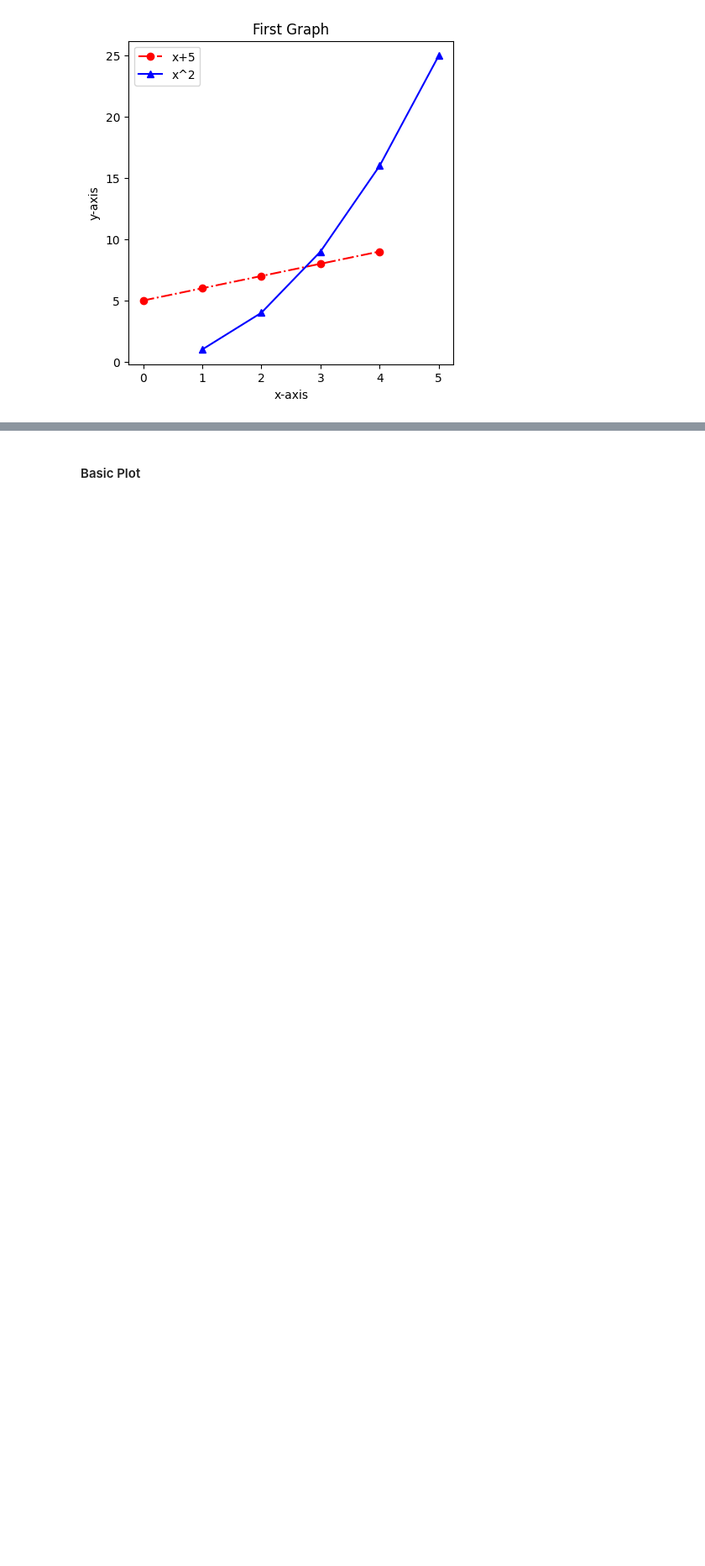
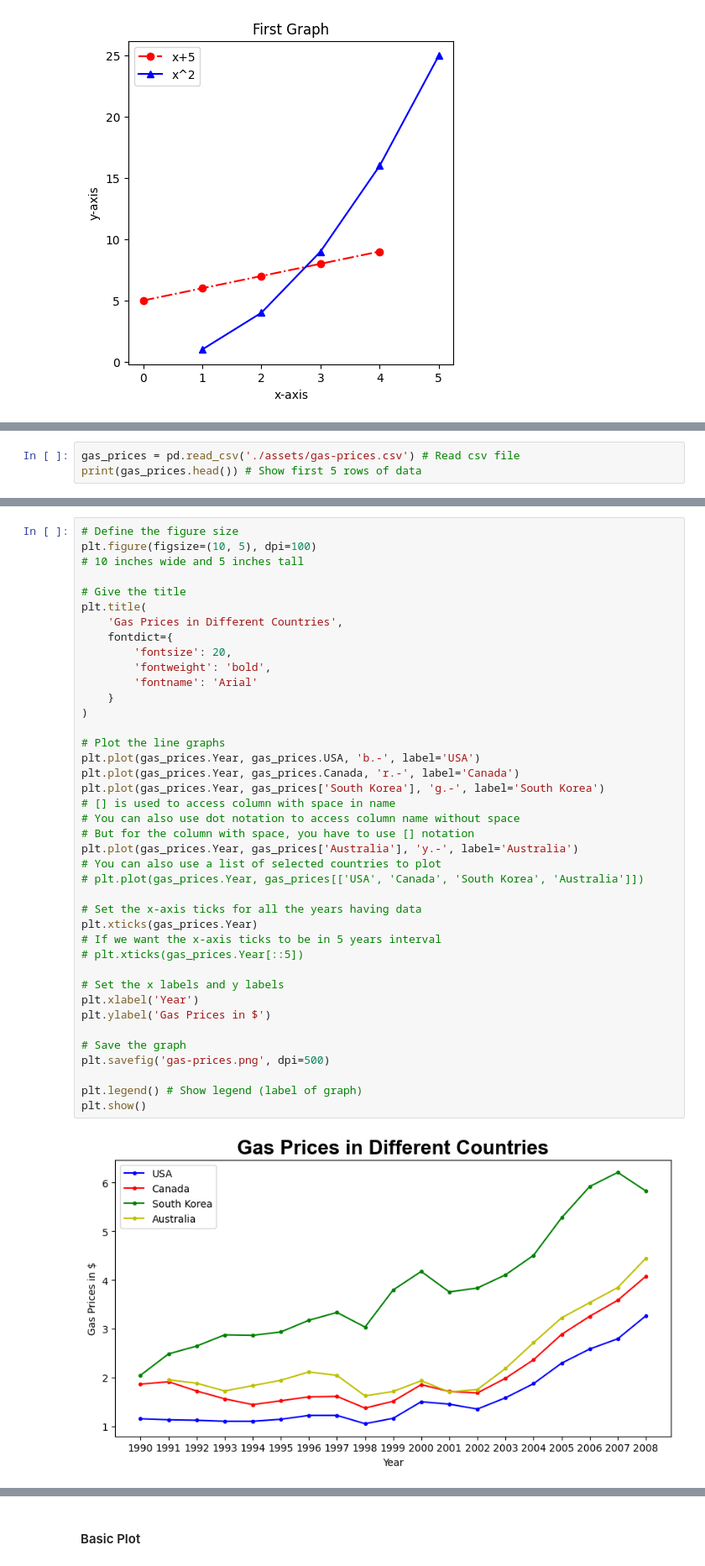
Before and after one commit to kushalprasadjoshi/python-for-scientists, a Jupyter notebook: 03-matplotlib.ipynb, the cells around one changed output, grey strips where cells are left out. Shown at 84% size. Drawn from its saved outputs; the diff is of its cells as text; blank space fills up the shorter version.

```diff
--- a/03-matplotlib.ipynb
+++ b/03-matplotlib.ipynb
@@ -219,0 +227,3 @@ plt.show()
+# %%
+gas_prices = pd.read_csv('./assets/gas-prices.csv') # Read csv file
+print(gas_prices.head()) # Show first 5 rows of data
@@ -219,0 +244,42 @@ plt.show()
+# %%
+# Define the figure size
+plt.figure(figsize=(10, 5), dpi=100)
+# 10 inches wide and 5 inches tall
+
+# Give the title
+plt.title(
+    'Gas Prices in Different Countries',
+    fontdict={
+        'fontsize': 20,
+        'fontweight': 'bold',
+        'fontname': 'Arial'
+    }
+)
+
+# Plot the line graphs
+plt.plot(gas_prices.Year, gas_prices.USA, 'b.-', label='USA')
+plt.plot(gas_prices.Year, gas_prices.Canada, 'r.-', label='Canada')
+plt.plot(gas_prices.Year, gas_prices['South Korea'], 'g.-', label='South Korea')
+# [] is used to access column with space in name
+# You can also use dot notation to access column name without space
+# But for the column with space, you have to use [] notation
+plt.plot(gas_prices.Year, gas_prices['Australia'], 'y.-', label='Australia')
+# You can also use a list of selected countries to plot
+# plt.plot(gas_prices.Year, gas_prices[['USA', 'Canada', 'South Korea', 'Australia']])
+
+# Set the x-axis ticks for all the years having data
+plt.xticks(gas_prices.Year)
+# If we want the x-axis ticks to be in 5 years interval
+# plt.xticks(gas_prices.Year[::5])
+
+# Set the x labels and y labels
+plt.xlabel('Year')
+plt.ylabel('Gas Prices in $')
+
+# Save the graph
+plt.savefig('gas-prices.png', dpi=500)
+
+plt.legend() # Show legend (label of graph)
+plt.show()
+# %% [output]
+[figure, added]
```
Also changed, not shown: parts of 21 cells of this notebook.
